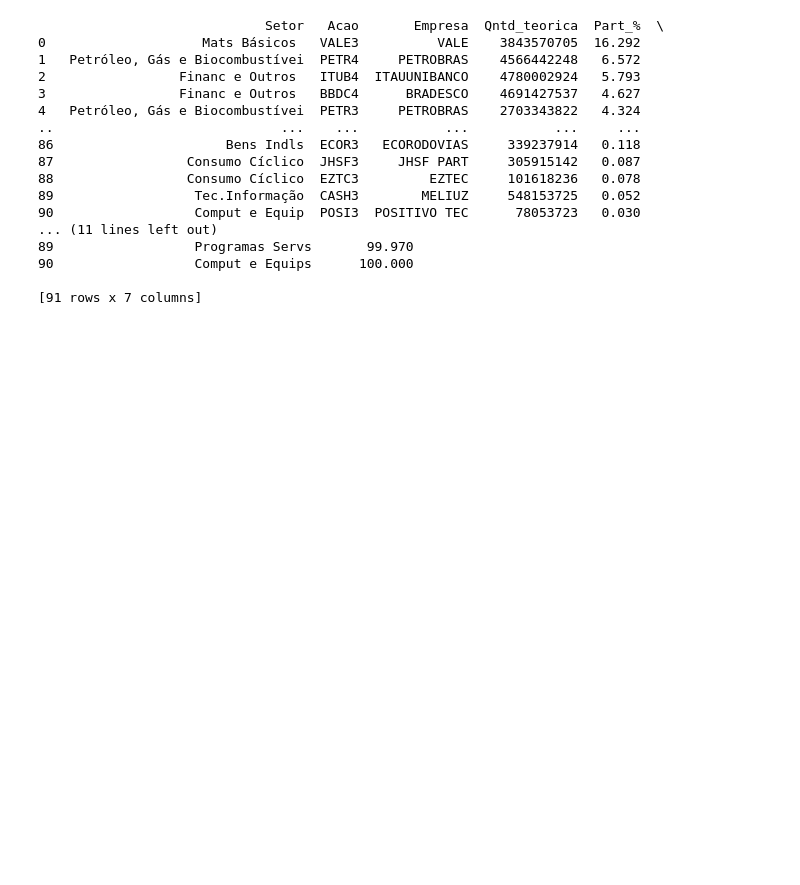
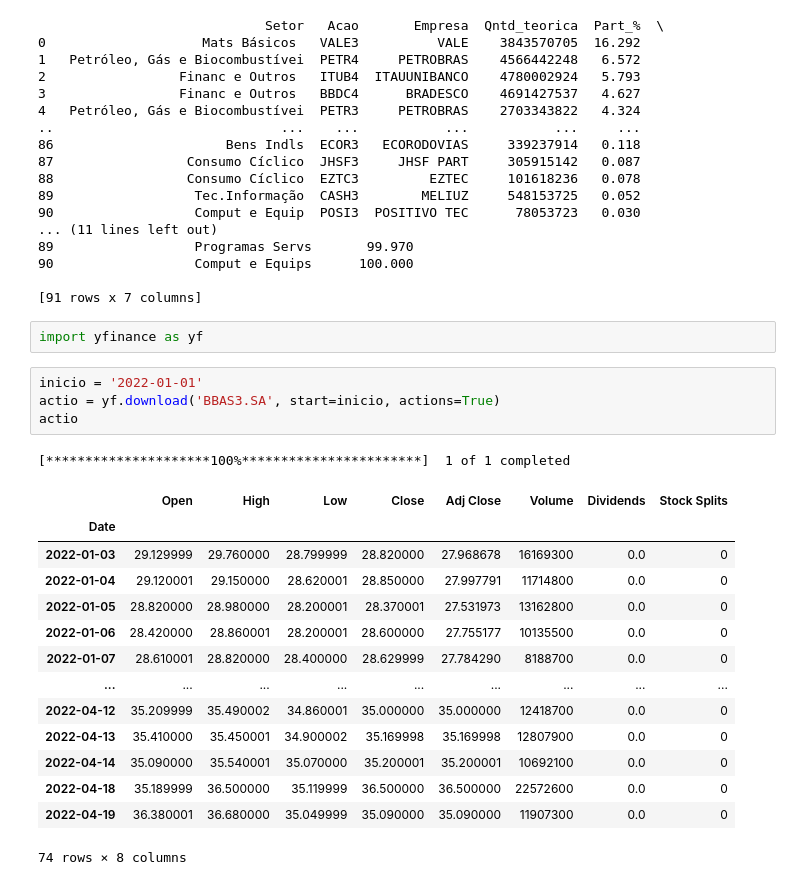
Before and after one commit to renan-lemes/model_webScraping, a Jupyter notebook: webScraping.ipynb, the cells around one changed output. Drawn from its saved outputs; the diff is of its cells as text; blank space fills up the shorter version.

```diff
--- a/webScraping.ipynb
+++ b/webScraping.ipynb
@@ -108,3 +108,25 @@ print(df)
 90                  Comput e Equips      100.000
 
 [91 rows x 7 columns]
+# %%
+import yfinance as yf
+# %%
+inicio = '2022-01-01'
+actio = yf.download('BBAS3.SA', start=inicio, actions=True)
+actio
+# %% [output]
+[*********************100%***********************]  1 of 1 completed
+|  | Open | High | Low | Close | Adj Close | Volume | Dividends | Stock Splits |
+| Date |  |  |  |  |  |  |  |  |
+| 2022-01-03 | 29.129999 | 29.760000 | 28.799999 | 28.820000 | 27.968678 | 16169300 | 0.0 | 0 |
+| 2022-01-04 | 29.120001 | 29.150000 | 28.620001 | 28.850000 | 27.997791 | 11714800 | 0.0 | 0 |
+| 2022-01-05 | 28.820000 | 28.980000 | 28.200001 | 28.370001 | 27.531973 | 13162800 | 0.0 | 0 |
+| 2022-01-06 | 28.420000 | 28.860001 | 28.200001 | 28.600000 | 27.755177 | 10135500 | 0.0 | 0 |
+| 2022-01-07 | 28.610001 | 28.820000 | 28.400000 | 28.629999 | 27.784290 | 8188700 | 0.0 | 0 |
+| ... | ... | ... | ... | ... | ... | ... | ... | ... |
+| 2022-04-12 | 35.209999 | 35.490002 | 34.860001 | 35.000000 | 35.000000 | 12418700 | 0.0 | 0 |
+| 2022-04-13 | 35.410000 | 35.450001 | 34.900002 | 35.169998 | 35.169998 | 12807900 | 0.0 | 0 |
+| 2022-04-14 | 35.090000 | 35.540001 | 35.070000 | 35.200001 | 35.200001 | 10692100 | 0.0 | 0 |
+| 2022-04-18 | 35.189999 | 36.500000 | 35.119999 | 36.500000 | 36.500000 | 22572600 | 0.0 | 0 |
+| 2022-04-19 | 36.380001 | 36.680000 | 35.049999 | 35.090000 | 35.090000 | 11907300 | 0.0 | 0 |
+74 rows × 8 columns
```
Also changed, not shown: parts of 6 cells of this notebook.
